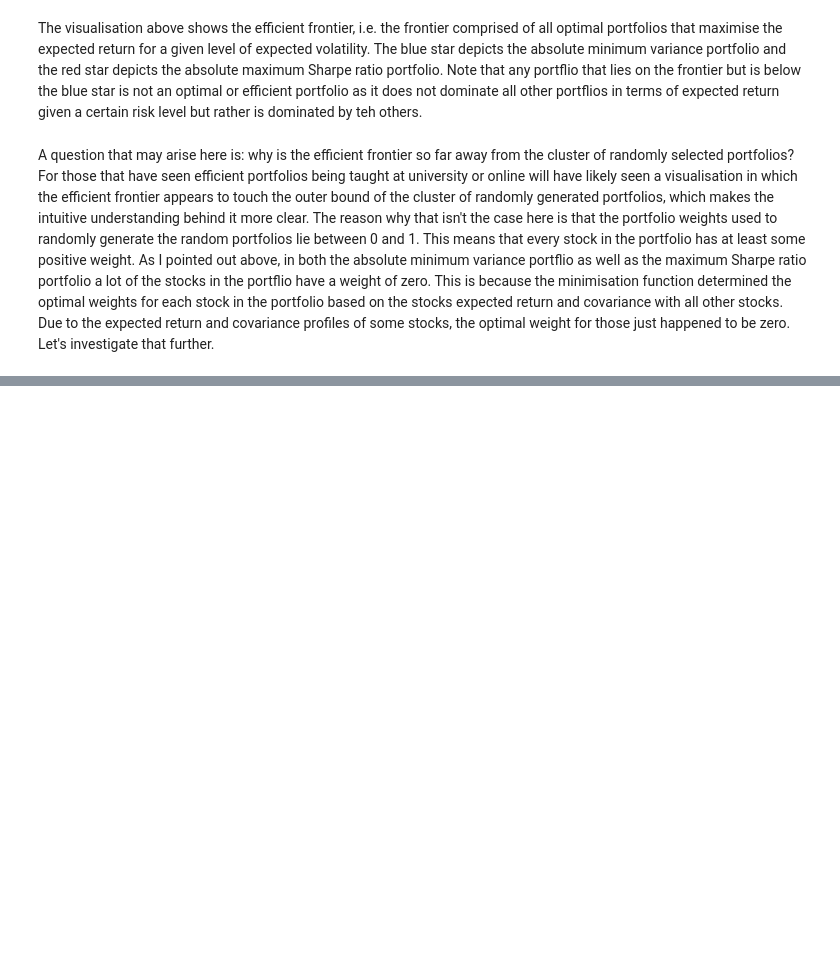
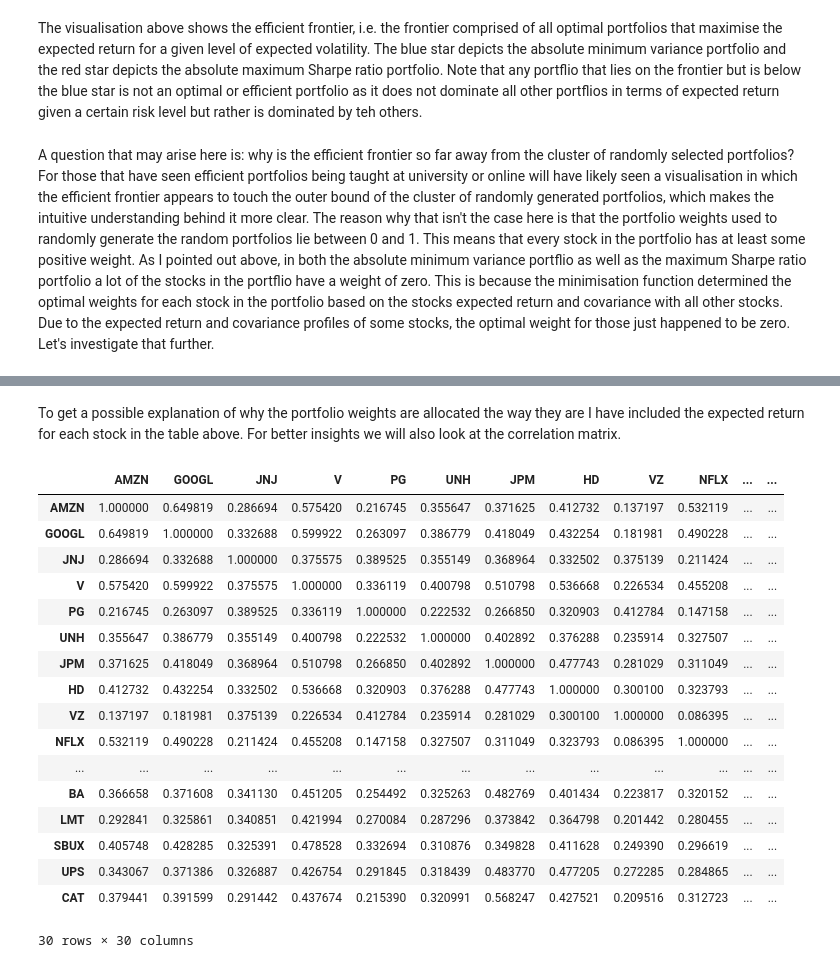
Before and after one commit to JoBe10/Mean_Variance_Portfolio_Optimisation, a Jupyter notebook: Efficient_Frontiers.ipynb, the cells around one changed output, grey strips where cells are left out. Saved outputs shown, nothing was run; the diff lists cells and outputs as text; code cells hidden in the pictures; blank space fills up the shorter version.

```diff
--- a/Efficient_Frontiers.ipynb
+++ b/Efficient_Frontiers.ipynb
@@ -375,0 +379,25 @@ A question that may arise here is: why is the efficient frontier so far away fro
+# %% [markdown]
+To get a possible explanation of why the portfolio weights are allocated the way they are I have included the expected return for each stock in the table above. For better insights we will also look at the correlation matrix.
+# %%
+# Inspect the correlation matrix
+corr_matrix = log_r.corr()
+corr_matrix
+# %% [output]
+|  | AMZN | GOOGL | JNJ | V | PG | UNH | JPM | HD | VZ | NFLX | ... | ... |
+| AMZN | 1.000000 | 0.649819 | 0.286694 | 0.575420 | 0.216745 | 0.355647 | 0.371625 | 0.412732 | 0.137197 | 0.532119 | ... | ... |
+| GOOGL | 0.649819 | 1.000000 | 0.332688 | 0.599922 | 0.263097 | 0.386779 | 0.418049 | 0.432254 | 0.181981 | 0.490228 | ... | ... |
+| JNJ | 0.286694 | 0.332688 | 1.000000 | 0.375575 | 0.389525 | 0.355149 | 0.368964 | 0.332502 | 0.375139 | 0.211424 | ... | ... |
+| V | 0.575420 | 0.599922 | 0.375575 | 1.000000 | 0.336119 | 0.400798 | 0.510798 | 0.536668 | 0.226534 | 0.455208 | ... | ... |
+| PG | 0.216745 | 0.263097 | 0.389525 | 0.336119 | 1.000000 | 0.222532 | 0.266850 | 0.320903 | 0.412784 | 0.147158 | ... | ... |
+| UNH | 0.355647 | 0.386779 | 0.355149 | 0.400798 | 0.222532 | 1.000000 | 0.402892 | 0.376288 | 0.235914 | 0.327507 | ... | ... |
+| JPM | 0.371625 | 0.418049 | 0.368964 | 0.510798 | 0.266850 | 0.402892 | 1.000000 | 0.477743 | 0.281029 | 0.311049 | ... | ... |
+| HD | 0.412732 | 0.432254 | 0.332502 | 0.536668 | 0.320903 | 0.376288 | 0.477743 | 1.000000 | 0.300100 | 0.323793 | ... | ... |
+| VZ | 0.137197 | 0.181981 | 0.375139 | 0.226534 | 0.412784 | 0.235914 | 0.281029 | 0.300100 | 1.000000 | 0.086395 | ... | ... |
+| NFLX | 0.532119 | 0.490228 | 0.211424 | 0.455208 | 0.147158 | 0.327507 | 0.311049 | 0.323793 | 0.086395 | 1.000000 | ... | ... |
+| ... | ... | ... | ... | ... | ... | ... | ... | ... | ... | ... | ... | ... |
+| BA | 0.366658 | 0.371608 | 0.341130 | 0.451205 | 0.254492 | 0.325263 | 0.482769 | 0.401434 | 0.223817 | 0.320152 | ... | ... |
+| LMT | 0.292841 | 0.325861 | 0.340851 | 0.421994 | 0.270084 | 0.287296 | 0.373842 | 0.364798 | 0.201442 | 0.280455 | ... | ... |
+| SBUX | 0.405748 | 0.428285 | 0.325391 | 0.478528 | 0.332694 | 0.310876 | 0.349828 | 0.411628 | 0.249390 | 0.296619 | ... | ... |
+| UPS | 0.343067 | 0.371386 | 0.326887 | 0.426754 | 0.291845 | 0.318439 | 0.483770 | 0.477205 | 0.272285 | 0.284865 | ... | ... |
+| CAT | 0.379441 | 0.391599 | 0.291442 | 0.437674 | 0.215390 | 0.320991 | 0.568247 | 0.427521 | 0.209516 | 0.312723 | ... | ... |
+30 rows × 30 columns
```
Also changed, not shown: parts of 7 cells of this notebook.
